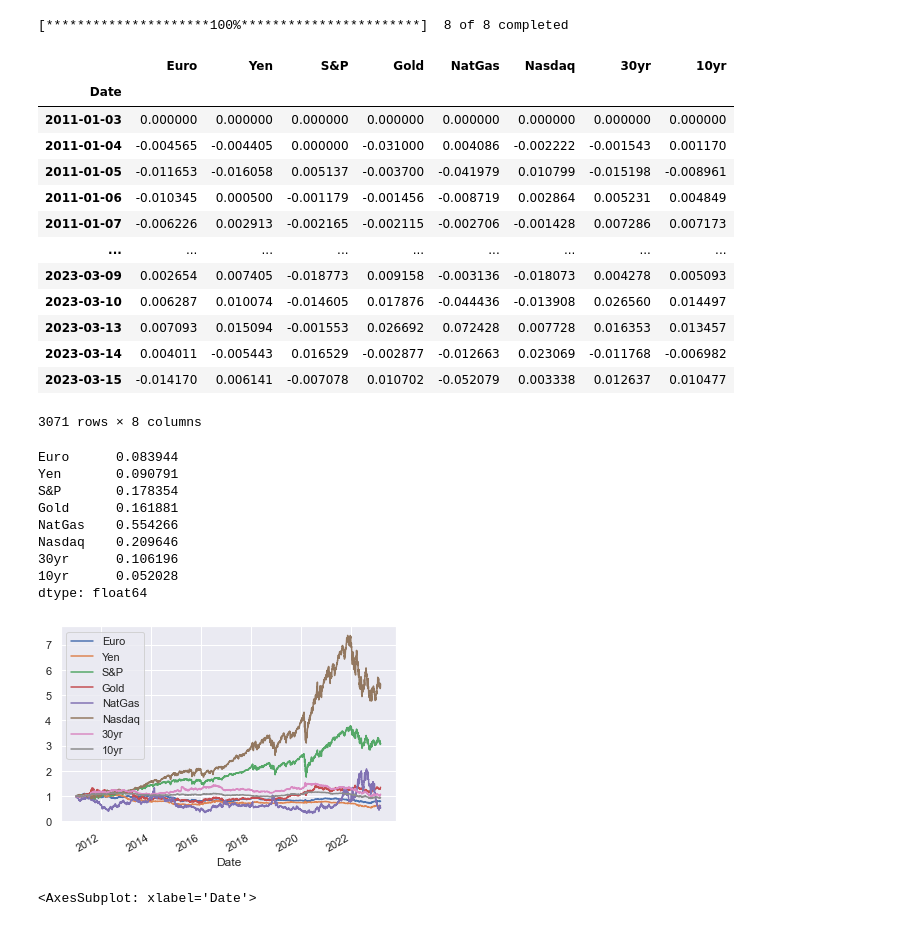
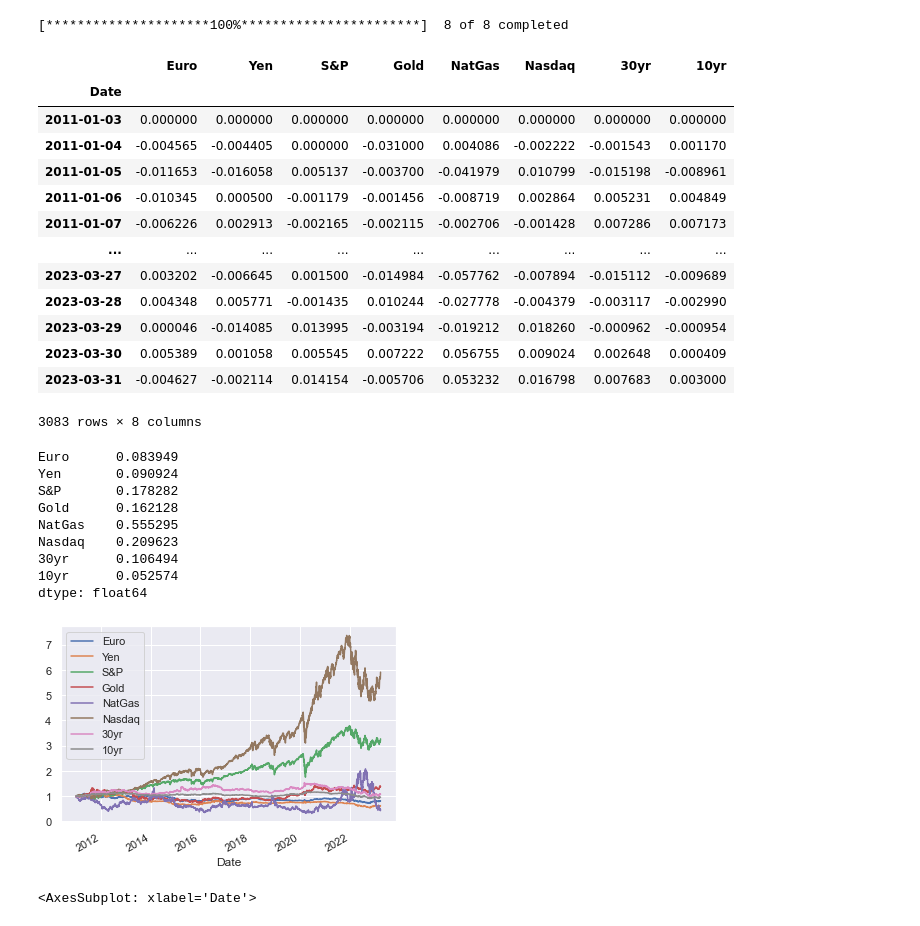
Before and after one commit to tjkang01/quantTools, a Jupyter notebook: optimization_example.ipynb, the cells around one changed output. Cells and saved outputs as stored; diff of their text form; code cells hidden in the pictures.

```diff
--- a/optimization_example.ipynb
+++ b/optimization_example.ipynb
@@ -10,46 +10,46 @@ sns.set()
 # %%
 # Define tickers in consideration:
 # Smaller asset set for testing
 # tickers = ['ES=F', 'ZN=F','DX=F', 'GC=F']
 # labels  = ['S&P','10yr', 'Dollar', 'Gold']
 
 # Larger asset set to test effective # of bets
 tickers = ['ES=F', 'NQ=F', 'ZN=F', 'ZB=F', '6E=F', '6J=F','GC=F', 'NG=F']
 labels  = ['S&P', 'Nasdaq', '10yr', '30yr', 'Euro', 'Yen', 'Gold', 'NatGas']
 mapping = dict(zip(tickers, labels))
 
 # Load data for relevant tickers
-data = Data(tickers=tickers, start_date='2011-01-02', end_date='2023-03-15')
+data = Data(tickers=tickers, start_date='2011-01-02', end_date='2023-03-31')
 data.rets.rename(columns=mapping, inplace=True)
 data.rets.fillna(0)
 # %% [output]
 [*********************100%***********************]  8 of 8 completed
 |  | Euro | Yen | S&P | Gold | NatGas | Nasdaq | 30yr | 10yr |
 | Date |  |  |  |  |  |  |  |  |
 | 2011-01-03 | 0.000000 | 0.000000 | 0.000000 | 0.000000 | 0.000000 | 0.000000 | 0.000000 | 0.000000 |
 | 2011-01-04 | -0.004565 | -0.004405 | 0.000000 | -0.031000 | 0.004086 | -0.002222 | -0.001543 | 0.001170 |
 | 2011-01-05 | -0.011653 | -0.016058 | 0.005137 | -0.003700 | -0.041979 | 0.010799 | -0.015198 | -0.008961 |
 | 2011-01-06 | -0.010345 | 0.000500 | -0.001179 | -0.001456 | -0.008719 | 0.002864 | 0.005231 | 0.004849 |
 | 2011-01-07 | -0.006226 | 0.002913 | -0.002165 | -0.002115 | -0.002706 | -0.001428 | 0.007286 | 0.007173 |
 | ... | ... | ... | ... | ... | ... | ... | ... | ... |
-| 2023-03-09 | 0.002654 | 0.007405 | -0.018773 | 0.009158 | -0.003136 | -0.018073 | 0.004278 | 0.005093 |
-| 2023-03-10 | 0.006287 | 0.010074 | -0.014605 | 0.017876 | -0.044436 | -0.013908 | 0.026560 | 0.014497 |
-| 2023-03-13 | 0.007093 | 0.015094 | -0.001553 | 0.026692 | 0.072428 | 0.007728 | 0.016353 | 0.013457 |
-| 2023-03-14 | 0.004011 | -0.005443 | 0.016529 | -0.002877 | -0.012663 | 0.023069 | -0.011768 | -0.006982 |
-| 2023-03-15 | -0.014170 | 0.006141 | -0.007078 | 0.010702 | -0.052079 | 0.003338 | 0.012637 | 0.010477 |
+| 2023-03-27 | 0.003202 | -0.006645 | 0.001500 | -0.014984 | -0.057762 | -0.007894 | -0.015112 | -0.009689 |
+| 2023-03-28 | 0.004348 | 0.005771 | -0.001435 | 0.010244 | -0.027778 | -0.004379 | -0.003117 | -0.002990 |
+| 2023-03-29 | 0.000046 | -0.014085 | 0.013995 | -0.003194 | -0.019212 | 0.018260 | -0.000962 | -0.000954 |
+| 2023-03-30 | 0.005389 | 0.001058 | 0.005545 | 0.007222 | 0.056755 | 0.009024 | 0.002648 | 0.000409 |
+| 2023-03-31 | -0.004627 | -0.002114 | 0.014154 | -0.005706 | 0.053232 | 0.016798 | 0.007683 | 0.003000 |
-3071 rows × 8 columns
+3083 rows × 8 columns
 # %%
 (1 + data.rets).cumprod().plot()
 print(data.rets.std(axis=0) * np.sqrt(252))
 # %% [output]
-Euro      0.083944
-Yen       0.090791
-S&P       0.178354
-Gold      0.161881
-NatGas    0.554266
-Nasdaq    0.209646
-30yr      0.106196
-10yr      0.052028
+Euro      0.083949
+Yen       0.090924
+S&P       0.178282
+Gold      0.162128
+NatGas    0.555295
+Nasdaq    0.209623
+30yr      0.106494
+10yr      0.052574
 dtype: float64
 [figure]
 # %%
```
Also changed, not shown: parts of 16 cells of this notebook.
